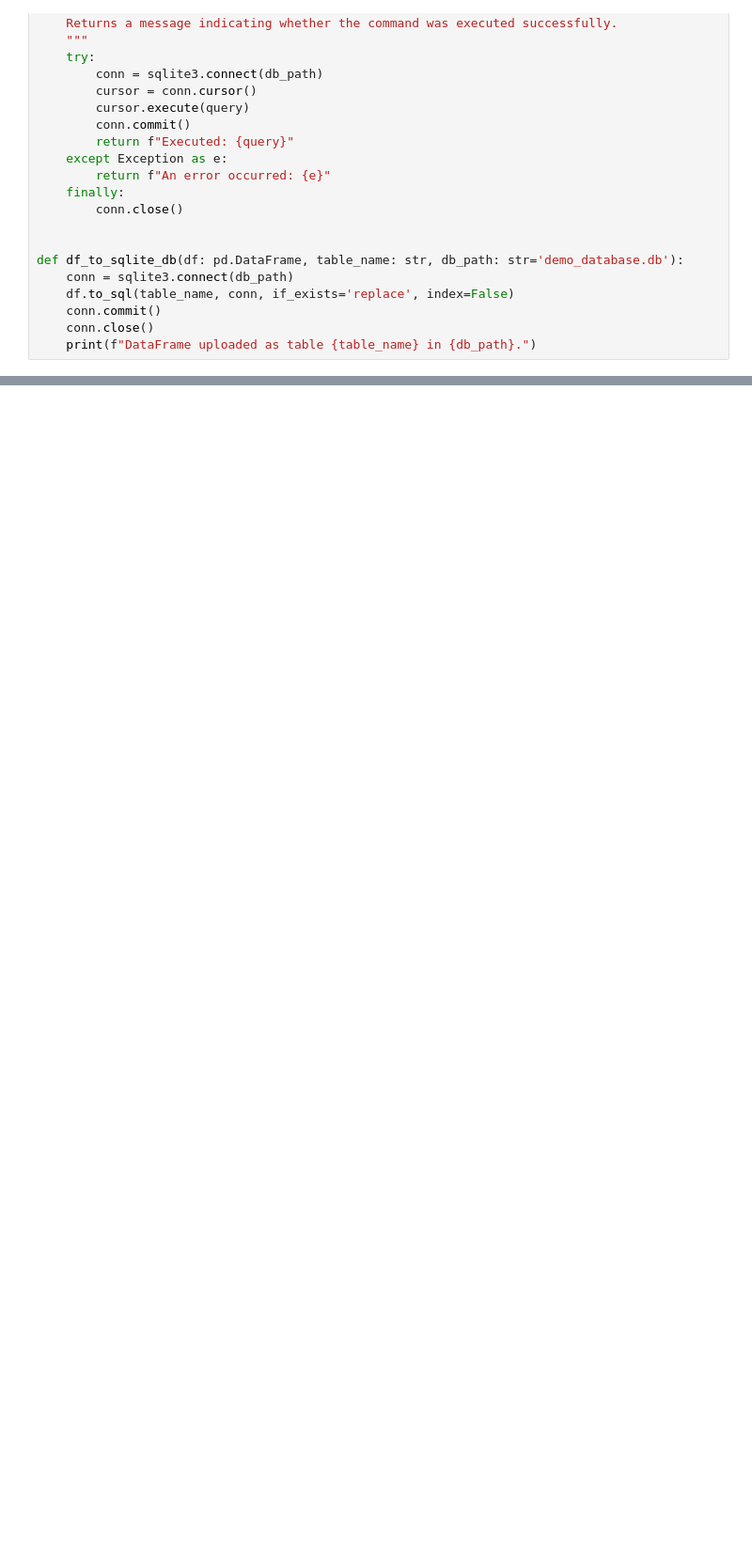
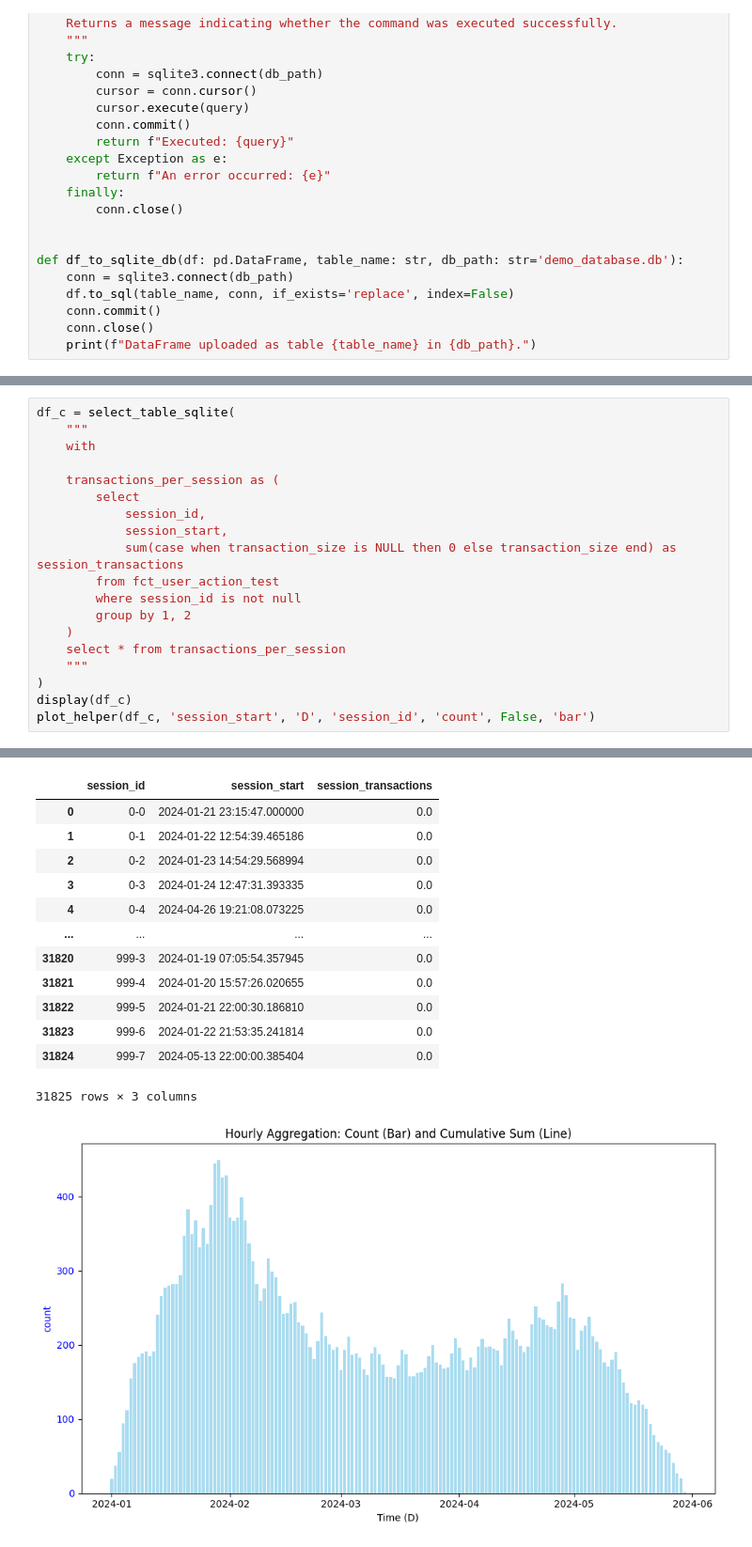
Before and after one commit to pyryjh/Portfolio, a Jupyter notebook: customer_acquisition_analytics/user_acquisition_analysis_workflow.ipynb, the cells around one changed output, grey strips where cells are left out. Shown at 94% size. Cells and saved outputs as stored; diff of their text form; blank space fills up the shorter version.

Commit message:
Nice progress in plt helper function, next cleanup after this debugging

```diff
--- a/customer_acquisition_analytics/user_acquisition_analysis_workflow.ipynb
+++ b/customer_acquisition_analytics/user_acquisition_analysis_workflow.ipynb
@@ -141,0 +220,20 @@ DataFrame uploaded as table fct_user_action_test in demo_database.db.
+# %%
+df_c = select_table_sqlite(
+    """
+    with
+
+    transactions_per_session as (
+        select
+            session_id,
+            session_start,
+            sum(case when transaction_size is NULL then 0 else transaction_size end) as session_transactions
+        from fct_user_action_test
+        where session_id is not null
+        group by 1, 2
+    )
+    select * from transactions_per_session
+    """
+)
+display(df_c)
+plot_helper(df_c, 'session_start', 'D', 'session_id', 'count', False, 'bar')
+# %% [output]
@@ -141,0 +259,14 @@ DataFrame uploaded as table fct_user_action_test in demo_database.db.
+|  | session_id | session_start | session_transactions |
+| 0 | 0-0 | 2024-01-21 23:15:47.000000 | 0.0 |
+| 1 | 0-1 | 2024-01-22 12:54:39.465186 | 0.0 |
+| 2 | 0-2 | 2024-01-23 14:54:29.568994 | 0.0 |
+| 3 | 0-3 | 2024-01-24 12:47:31.393335 | 0.0 |
+| 4 | 0-4 | 2024-04-26 19:21:08.073225 | 0.0 |
+| ... | ... | ... | ... |
+| 31820 | 999-3 | 2024-01-19 07:05:54.357945 | 0.0 |
+| 31821 | 999-4 | 2024-01-20 15:57:26.020655 | 0.0 |
+| 31822 | 999-5 | 2024-01-21 22:00:30.186810 | 0.0 |
+| 31823 | 999-6 | 2024-01-22 21:53:35.241814 | 0.0 |
+| 31824 | 999-7 | 2024-05-13 22:00:00.385404 | 0.0 |
+31825 rows × 3 columns
+[figure, added]
```
Also changed, not shown: parts of 6 cells of this notebook, 1 other file.
